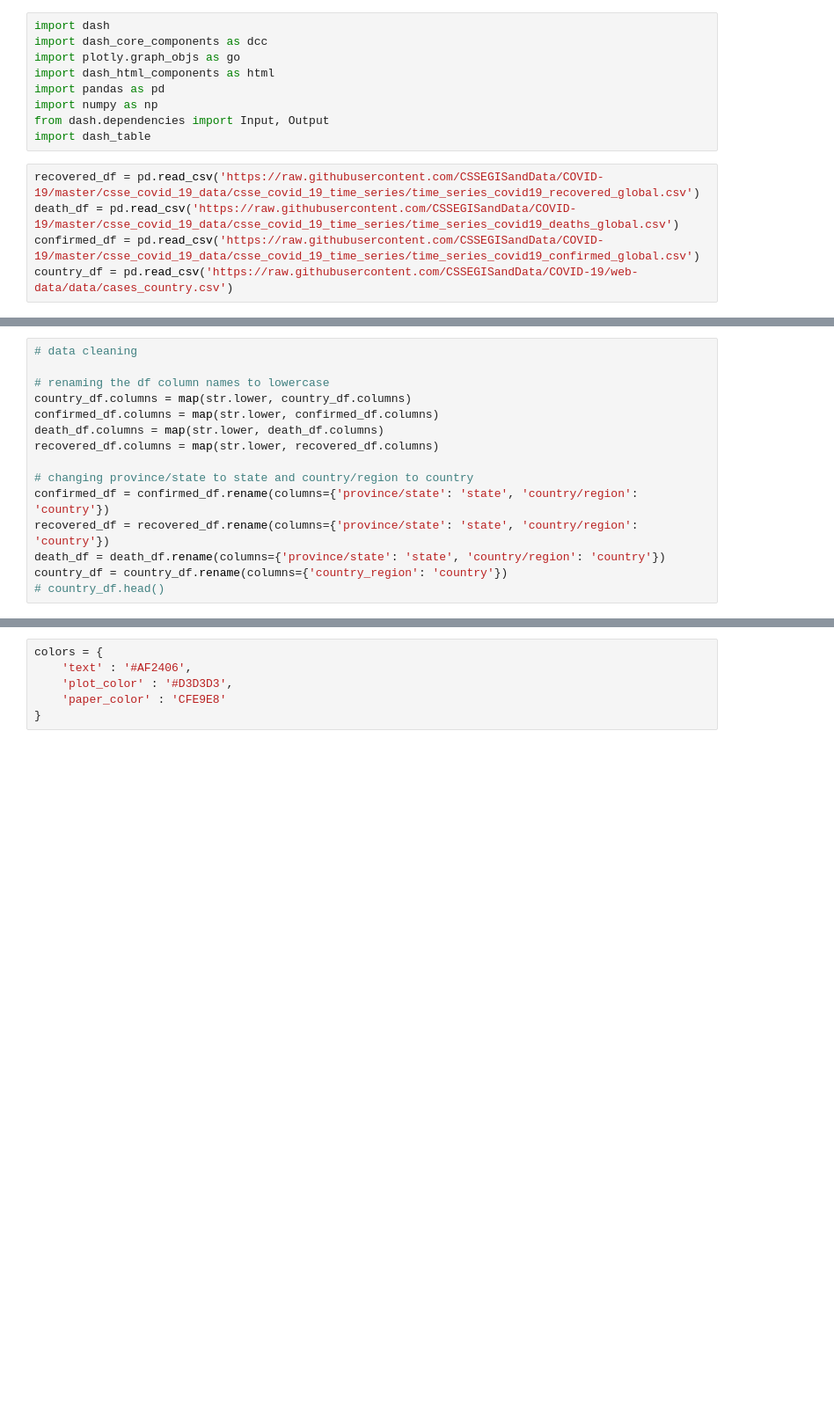
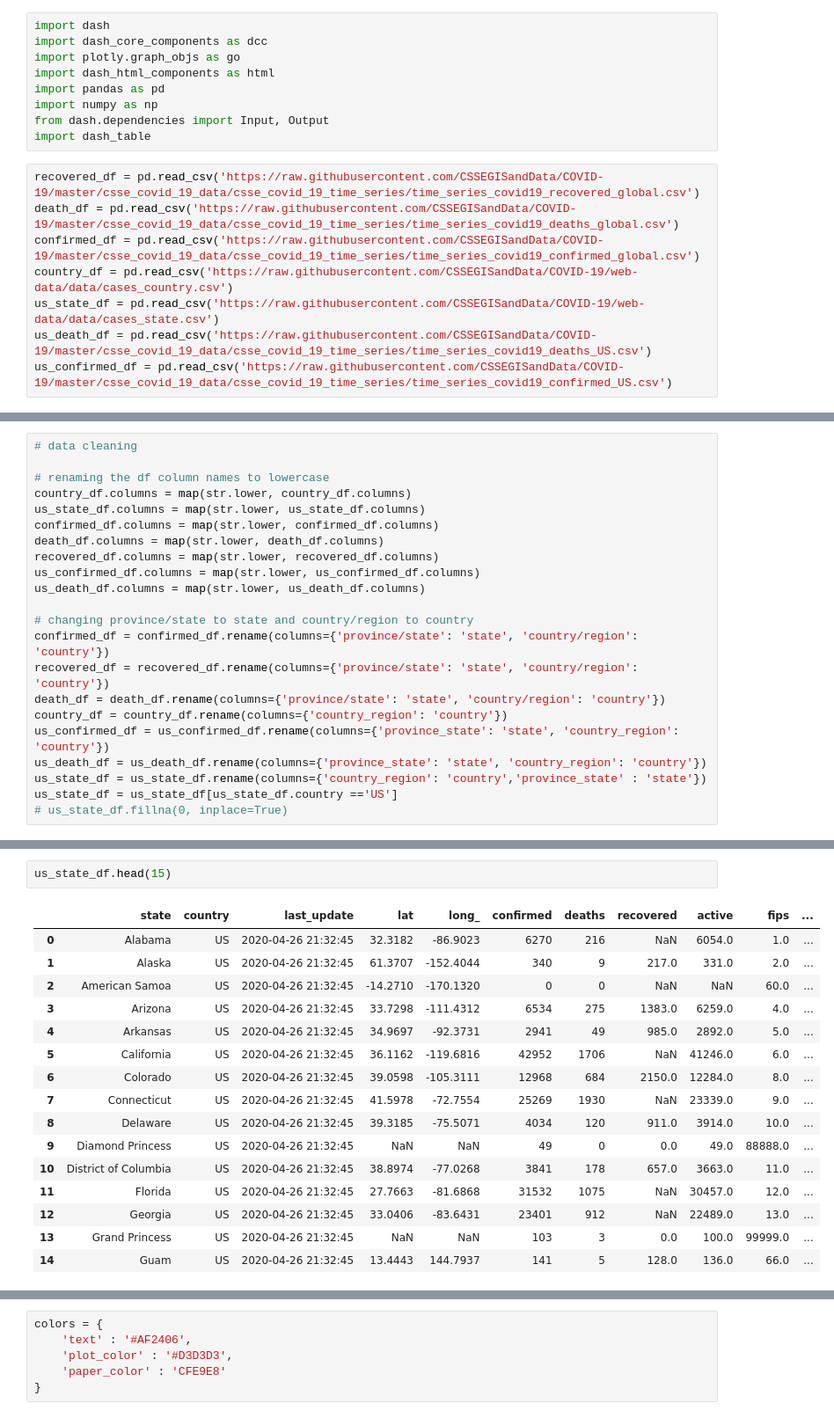
Before and after one commit to sonalig27/COVID19_Interactive_Data_Visualization, a Jupyter notebook: COVID19_Data_Visualization.ipynb, the cells around one changed output, grey strips where cells are left out. Shown at 88% size. Cells and saved outputs as stored; diff of their text form; blank space fills up the shorter version.

```diff
--- a/COVID19_Data_Visualization.ipynb
+++ b/COVID19_Data_Visualization.ipynb
@@ -12,3 +12,6 @@ recovered_df = pd.read_csv('https://raw.githubusercontent.com/CSSEGISandData/COV
 death_df = pd.read_csv('https://raw.githubusercontent.com/CSSEGISandData/COVID-19/master/csse_covid_19_data/csse_covid_19_time_series/time_series_covid19_deaths_global.csv')
 confirmed_df = pd.read_csv('https://raw.githubusercontent.com/CSSEGISandData/COVID-19/master/csse_covid_19_data/csse_covid_19_time_series/time_series_covid19_confirmed_global.csv')
 country_df = pd.read_csv('https://raw.githubusercontent.com/CSSEGISandData/COVID-19/web-data/data/cases_country.csv')
+us_state_df = pd.read_csv('https://raw.githubusercontent.com/CSSEGISandData/COVID-19/web-data/data/cases_state.csv')
+us_death_df = pd.read_csv('https://raw.githubusercontent.com/CSSEGISandData/COVID-19/master/csse_covid_19_data/csse_covid_19_time_series/time_series_covid19_deaths_US.csv')
+us_confirmed_df = pd.read_csv('https://raw.githubusercontent.com/CSSEGISandData/COVID-19/master/csse_covid_19_data/csse_covid_19_time_series/time_series_covid19_confirmed_US.csv')
@@ -27,13 +20,20 @@ confirmed_df.head()
 
 # renaming the df column names to lowercase
 country_df.columns = map(str.lower, country_df.columns)
+us_state_df.columns = map(str.lower, us_state_df.columns)
 confirmed_df.columns = map(str.lower, confirmed_df.columns)
 death_df.columns = map(str.lower, death_df.columns)
 recovered_df.columns = map(str.lower, recovered_df.columns)
+us_confirmed_df.columns = map(str.lower, us_confirmed_df.columns)
+us_death_df.columns = map(str.lower, us_death_df.columns)
 
 # changing province/state to state and country/region to country
 confirmed_df = confirmed_df.rename(columns={'province/state': 'state', 'country/region': 'country'})
 recovered_df = recovered_df.rename(columns={'province/state': 'state', 'country/region': 'country'})
 death_df = death_df.rename(columns={'province/state': 'state', 'country/region': 'country'})
 country_df = country_df.rename(columns={'country_region': 'country'})
-# country_df.head()
+us_confirmed_df = us_confirmed_df.rename(columns={'province_state': 'state', 'country_region': 'country'})
+us_death_df = us_death_df.rename(columns={'province_state': 'state', 'country_region': 'country'})
+us_state_df = us_state_df.rename(columns={'country_region': 'country','province_state' : 'state'})
+us_state_df = us_state_df[us_state_df.country =='US']
+# us_state_df.fillna(0, inplace=True)
@@ -83,0 +96,19 @@ country_df.head()
+# %%
+us_state_df.head(15)
+# %% [output]
+|  | state | country | last_update | lat | long_ | confirmed | deaths | recovered | active | fips | ... |
+| 0 | Alabama | US | 2020-04-26 21:32:45 | 32.3182 | -86.9023 | 6270 | 216 | NaN | 6054.0 | 1.0 | ... |
+| 1 | Alaska | US | 2020-04-26 21:32:45 | 61.3707 | -152.4044 | 340 | 9 | 217.0 | 331.0 | 2.0 | ... |
+| 2 | American Samoa | US | 2020-04-26 21:32:45 | -14.2710 | -170.1320 | 0 | 0 | NaN | NaN | 60.0 | ... |
+| 3 | Arizona | US | 2020-04-26 21:32:45 | 33.7298 | -111.4312 | 6534 | 275 | 1383.0 | 6259.0 | 4.0 | ... |
+| 4 | Arkansas | US | 2020-04-26 21:32:45 | 34.9697 | -92.3731 | 2941 | 49 | 985.0 | 2892.0 | 5.0 | ... |
+| 5 | California | US | 2020-04-26 21:32:45 | 36.1162 | -119.6816 | 42952 | 1706 | NaN | 41246.0 | 6.0 | ... |
+| 6 | Colorado | US | 2020-04-26 21:32:45 | 39.0598 | -105.3111 | 12968 | 684 | 2150.0 | 12284.0 | 8.0 | ... |
+| 7 | Connecticut | US | 2020-04-26 21:32:45 | 41.5978 | -72.7554 | 25269 | 1930 | NaN | 23339.0 | 9.0 | ... |
+| 8 | Delaware | US | 2020-04-26 21:32:45 | 39.3185 | -75.5071 | 4034 | 120 | 911.0 | 3914.0 | 10.0 | ... |
+| 9 | Diamond Princess | US | 2020-04-26 21:32:45 | NaN | NaN | 49 | 0 | 0.0 | 49.0 | 88888.0 | ... |
+| 10 | District of Columbia | US | 2020-04-26 21:32:45 | 38.8974 | -77.0268 | 3841 | 178 | 657.0 | 3663.0 | 11.0 | ... |
+| 11 | Florida | US | 2020-04-26 21:32:45 | 27.7663 | -81.6868 | 31532 | 1075 | NaN | 30457.0 | 12.0 | ... |
+| 12 | Georgia | US | 2020-04-26 21:32:45 | 33.0406 | -83.6431 | 23401 | 912 | NaN | 22489.0 | 13.0 | ... |
+| 13 | Grand Princess | US | 2020-04-26 21:32:45 | NaN | NaN | 103 | 3 | 0.0 | 100.0 | 99999.0 | ... |
+| 14 | Guam | US | 2020-04-26 21:32:45 | 13.4443 | 144.7937 | 141 | 5 | 128.0 | 136.0 | 66.0 | ... |
```
Also changed, not shown: parts of 17 cells of this notebook.
